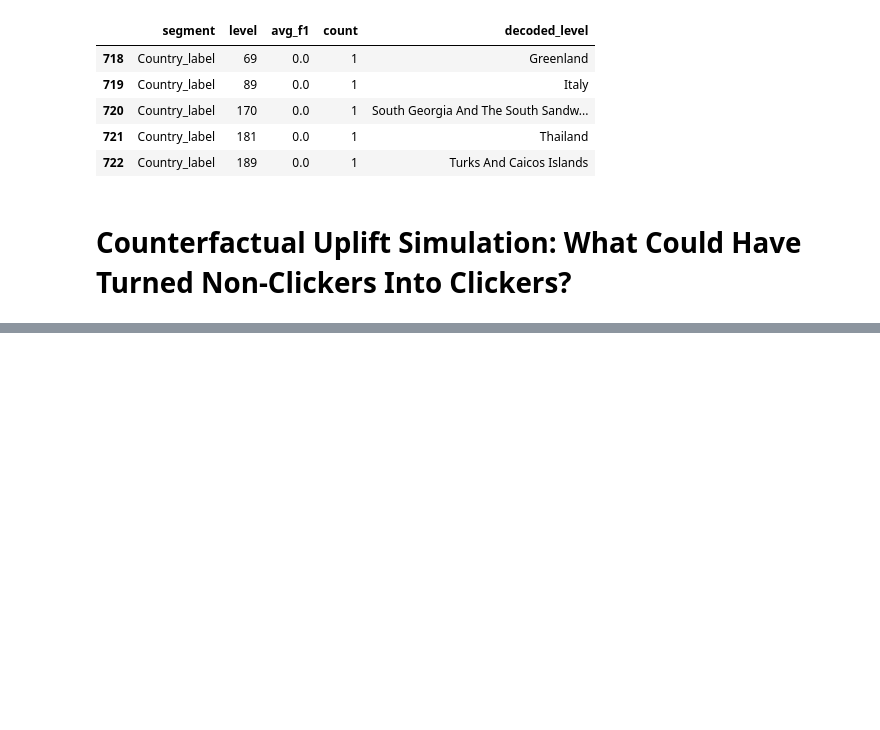
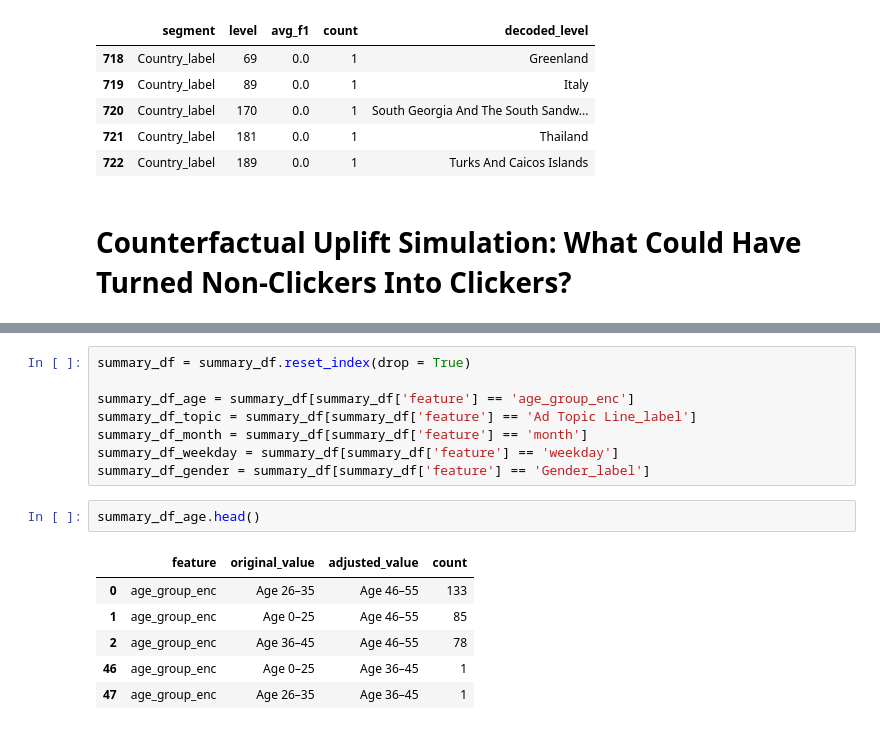
Before and after one commit to munas-git/EmailCTR-EDA-Counterfactuals, a Jupyter notebook: analysis.ipynb, the cells around one changed output, grey strips where cells are left out. Drawn from its saved outputs; the diff is of its cells as text; blank space fills up the shorter version.

```diff
--- a/analysis.ipynb
+++ b/analysis.ipynb
@@ -1096,0 +1305,17 @@ low_performance_countries.head()
+# %%
+summary_df = summary_df.reset_index(drop = True)
+
+summary_df_age = summary_df[summary_df['feature'] == 'age_group_enc']
+summary_df_topic = summary_df[summary_df['feature'] == 'Ad Topic Line_label']
+summary_df_month = summary_df[summary_df['feature'] == 'month']
+summary_df_weekday = summary_df[summary_df['feature'] == 'weekday']
+summary_df_gender = summary_df[summary_df['feature'] == 'Gender_label']
+# %%
+summary_df_age.head()
+# %% [output]
+|  | feature | original_value | adjusted_value | count |
+| 0 | age_group_enc | Age 26–35 | Age 46–55 | 133 |
+| 1 | age_group_enc | Age 0–25 | Age 46–55 | 85 |
+| 2 | age_group_enc | Age 36–45 | Age 46–55 | 78 |
+| 46 | age_group_enc | Age 0–25 | Age 36–45 | 1 |
+| 47 | age_group_enc | Age 26–35 | Age 36–45 | 1 |
```
Also changed, not shown: parts of 26 cells of this notebook.
